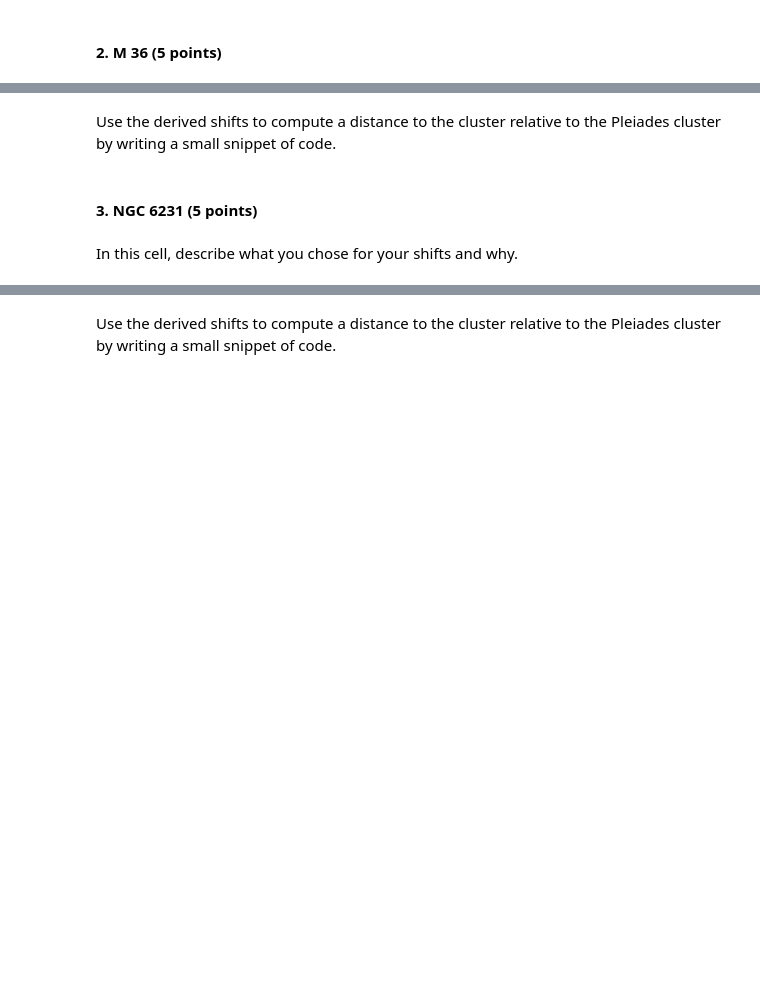
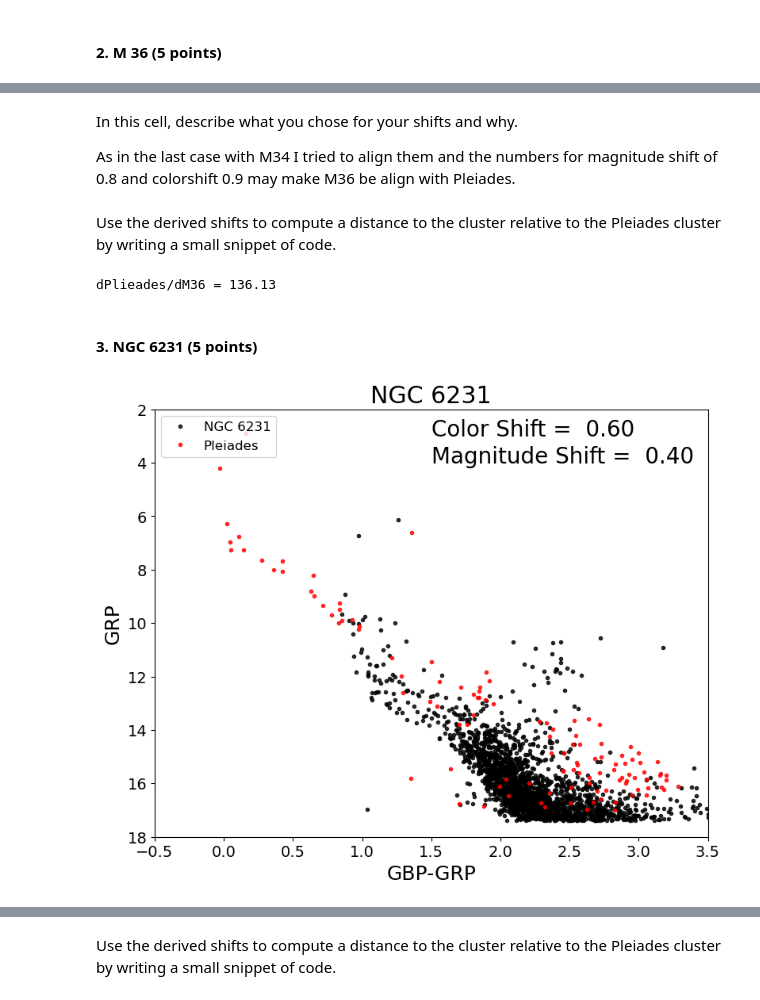
Before and after one commit to Lucc005/CMD_distmod_student, a Jupyter notebook: cluster_plot_student.ipynb, the cells around one changed output, grey strips where cells are left out. Saved outputs shown, nothing was run; the diff lists cells and outputs as text; code cells hidden in the pictures; blank space fills up the shorter version.

```diff
--- a/cluster_plot_student.ipynb
+++ b/cluster_plot_student.ipynb
@@ -70,3 +77,7 @@ In this cell, describe what you chose for your shifts and why.
+# %% [markdown]
+In this cell, describe what you chose for your shifts and why.
+
+As in the last case with M34 I tried to align them and the numbers for magnitude shift of 0.8 and colorshift 0.9 may make M36 be align with Pleiades.
 # %% [markdown]
 Use the derived shifts to compute a distance to the cluster relative to the Pleiades cluster by writing a small snippet of code.
 # %%
@@ -74,17 +85,21 @@ Use the derived shifts to compute a distance to the cluster relative to the Plei
 #To compute the log_10 you need to write "np.log10(number)"
 #### Write code here.
 # enter your calculated shift here
-shift_m36 =
+magshift_m36 = 0.8 #These are the shifts I chose
+colshift_m36 = 0.9
+shift_m36 = magshift_m36-colshift_m36 #Here I find my reference shift to use later
 
 # Assuming the distance to M45 is 130pc write an code expression that converts your shift into the ratio of the distances
 #the Pleiades to this cluster
-dist_ratio_m36 =
+dist_ratio_m36 = (130 / (10**(shift_m36 / 5)))
 
 #prints to 2 significant digits
 print(f"dPlieades/dM36 = {dist_ratio_m36:4.2f}")
+# %% [output]
+dPlieades/dM36 = 136.13
 # %% [markdown]
 #### 3. NGC 6231  (5 points)
 # %%
-cp.cmdplot(clustname='NGC 6231',magshift=0.0,colshift=0.0)
+cp.cmdplot(clustname='NGC 6231',magshift=0.4, colshift=0.6)
+# %% [output]
+[figure, added]
-# %% [markdown]
-In this cell, describe what you chose for your shifts and why.
```
Also changed, not shown: parts of 17 cells of this notebook.
